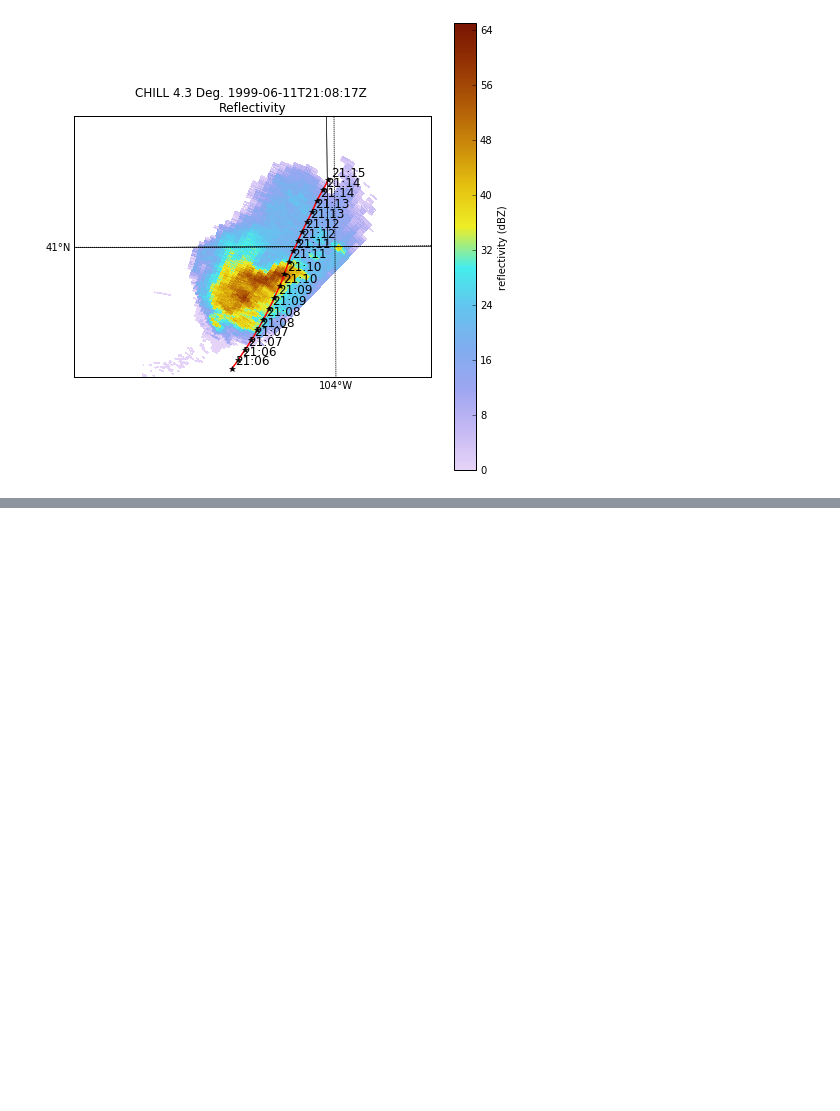
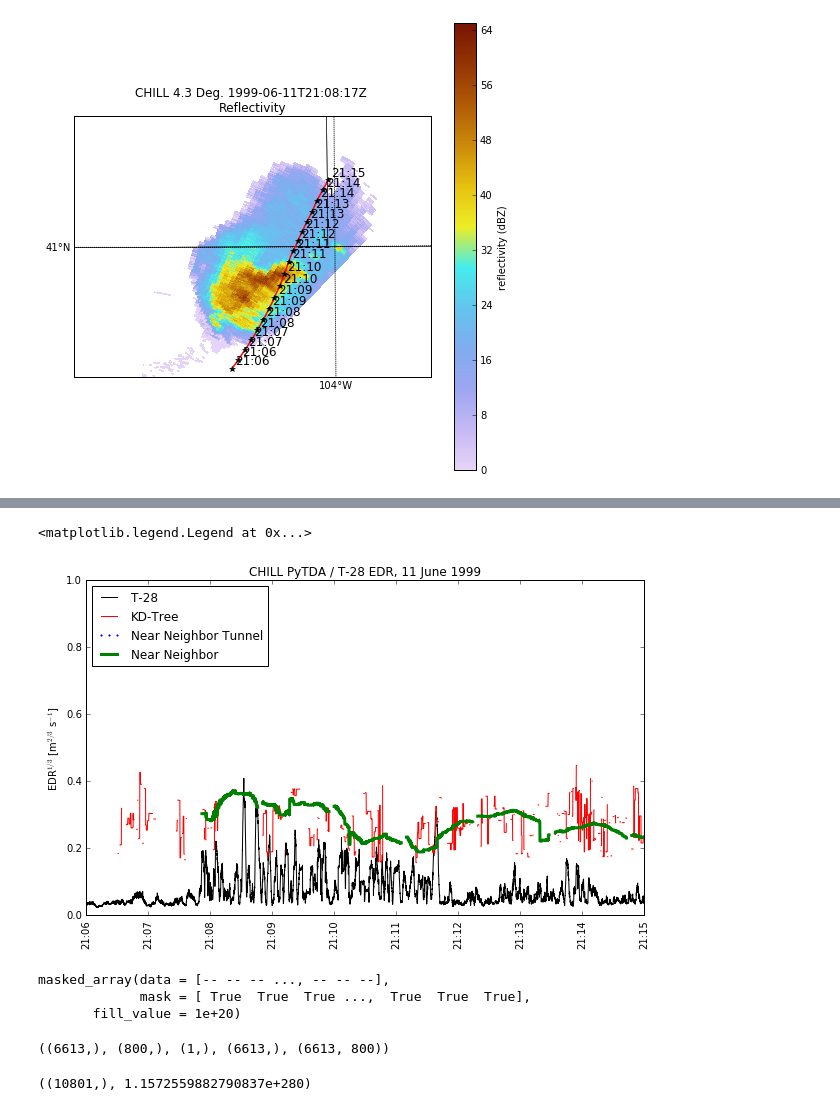
Before and after one commit to nguy/Notebooks, a Jupyter notebook: pytda_along_flight_track.ipynb, the cells around one changed output, grey strips where cells are left out. Saved outputs shown, nothing was run; the diff lists cells and outputs as text; code cells hidden in the pictures; blank space fills up the shorter version.

```diff
--- a/pytda_along_flight_track.ipynb
+++ b/pytda_along_flight_track.ipynb
@@ -441,0 +196,2 @@ def calculate_gate_locations(radar, basemap=None):
+# %%
+kdCHILL = rmatchCHILL.kdtree(print_match_pairs=False, leafsize=70)
@@ -441,0 +206,2 @@ def calculate_gate_locations(radar, basemap=None):
+# %%
+nnpCHILL = rmatchCHILL.near_neighbor()
@@ -441,0 +236,38 @@ def calculate_gate_locations(radar, basemap=None):
+# %%
+fig,ax = plt.subplots(1,1, figsize=(10,6))
+plt.plot(kdCHILL.flight['time']['data'], kdCHILL.flight['turb']['data']/100**(2/3), 'k', ms=2, label='T-28')
+plt.plot(kdCHILL.flight['time']['data'], kdCHILL.data['turbulence']['data'], 'r', ms=2, label='KD-Tree')
+plt.plot(nntCHILL.flight['time']['data'], nntCHILL.data['turbulence']['data'], '.b', ms=3, label='Near Neighbor Tunnel')
+plt.plot(kdCHILL.flight['time']['data'], nnpCHILL.data['turbulence']['data'], 'g', ms=3, lw=3, label='Near Neighbor')
+#plt.plot(kdCHILL.flight['time']['data'], kdCHILL.data['turb_no_ntda']['data'], 'm')
+ax.set_ylabel(r'EDR$^{1/3}$ [m$^{2/3}$ s$^{-1}$]')
+ax.set_ylim(0, 1)
+ax.set_title("CHILL PyTDA / T-28 EDR, 11 June 1999")
+xfmt = md.DateFormatter('%H:%M')
+ax.xaxis.set_major_formatter(xfmt)
+plt.xticks(rotation=90)
+plt.legend(numpoints=3, loc='upper left')
+# %% [output]
+<matplotlib.legend.Legend at 0x...>
+[figure, added]
+# %%
+#np.ma.min(nnpCHILL['turbulence']['data']), nnpCHILL['turbulence']['data'].max(),
+#kdCHILL.data['turbulence']['data'].min()
+#plt.hist(kdKUEX.data['turbulence']['data'][~np.isnan(kdKUEX.data['turbulence']['data'])])
+#plt.hist(kdCHILL.data['turbulence']['data'][~np.isnan(kdCHILL.data['turbulence']['data'])])
+#plt.hist(np.ma.masked_outside(np.ma.masked_invalid(kdCHILL.data['turbulence']['data']),0.,1.))
+nntCHILL.data['turbulence']['data']
+# %% [output]
+masked_array(data = [-- -- -- ..., -- -- --],
+             mask = [ True  True  True ...,  True  True  True],
+       fill_value = 1e+20)
+# %%
+#np.ravel(matchCHILL.data_numtime).shape, np.ravel(matchCHILL.data_height).shape, rCHILLj.elevation['data'].shape
+rCHILLj.azimuth['data'].shape, rCHILLj.range['data'].shape,rCHILLj.altitude['data'].shape,rCHILLj.time['data'].shape,rCHILLj.fields['turbulence']['data'].shape
+# %% [output]
+((6613,), (800,), (1,), (6613,), (6613, 800))
+# %%
+#nnpCHILL['turbulence']['units'], kdCHILL.flight['turb']['units'], fltKA['turb']['units']
+kdCHILL.flight['time']['data'].shape, kdCHILL.data['turbulence']['data'].max()
+# %% [output]
+((10801,), 1.1572559882790837e+280)
```
Also changed, not shown: parts of 36 cells of this notebook.
